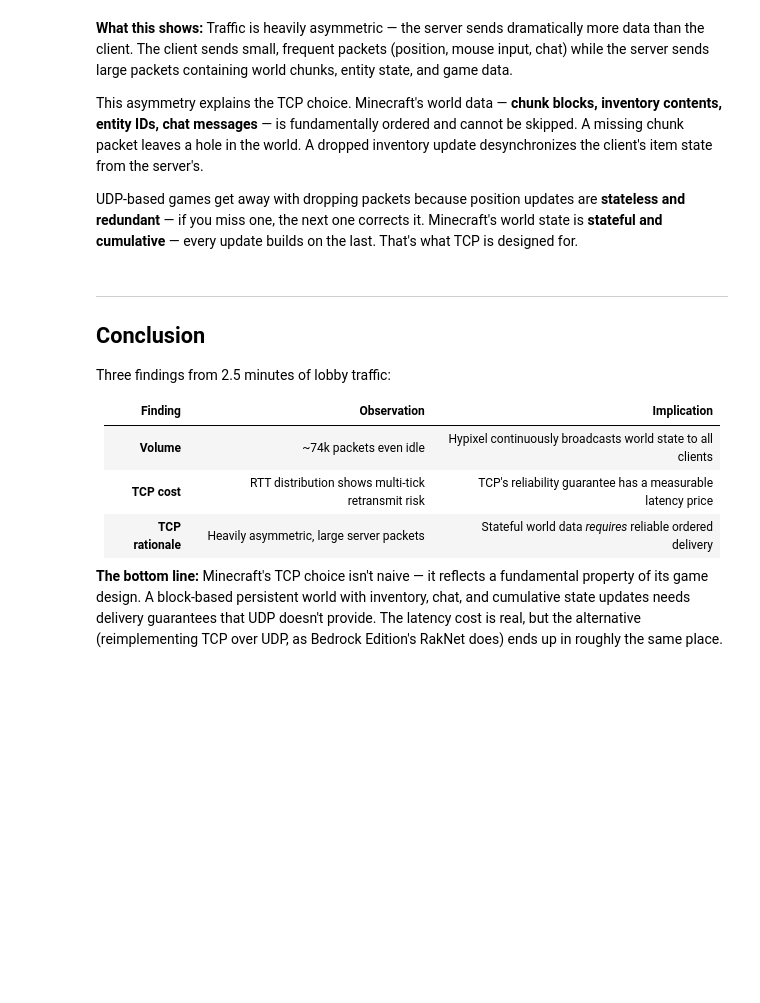
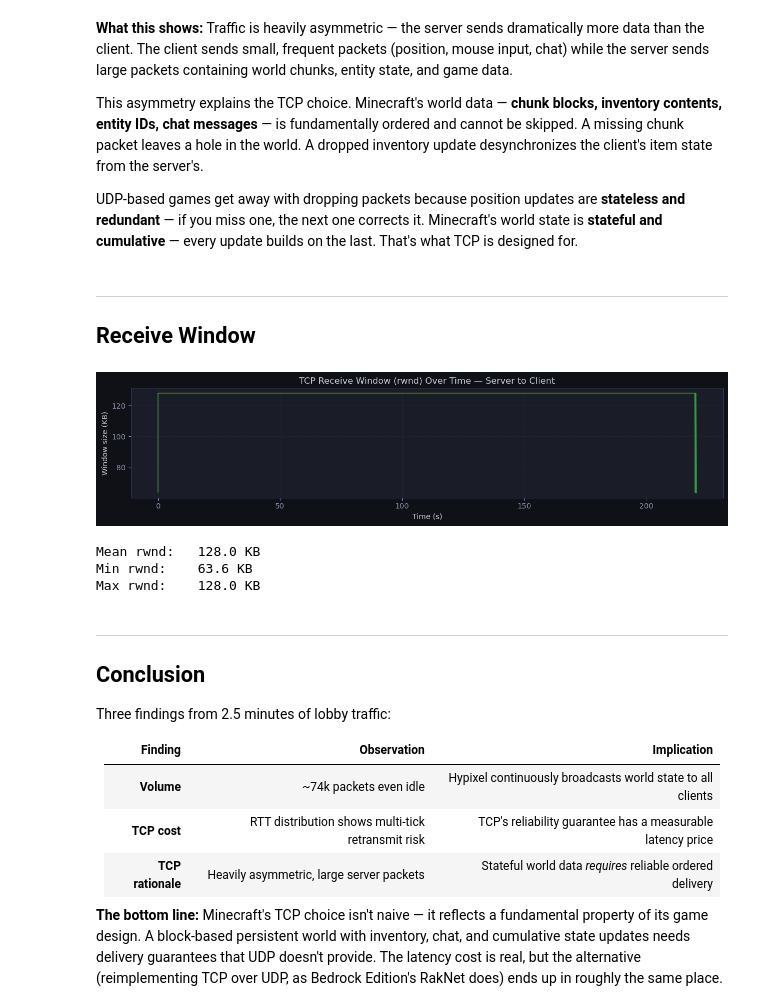
Before and after one commit to GregoryFan/ec441-assignments, a Jupyter notebook: final-project-minecraft/final_minecraft_presentation.ipynb, the cells around one changed output. Saved outputs shown, nothing was run; the diff lists cells and outputs as text; code cells hidden in the pictures; blank space fills up the shorter version.

```diff
--- a/final-project-minecraft/final_minecraft_presentation.ipynb
+++ b/final-project-minecraft/final_minecraft_presentation.ipynb
@@ -266,6 +295,51 @@ print(f"  {len(large):,} packets  ({len(large)/len(sizes_s)*100:.1f}% of server
 This asymmetry explains the TCP choice. Minecraft's world data — **chunk blocks, inventory contents, entity IDs, chat messages** — is fundamentally ordered and cannot be skipped. A missing chunk packet leaves a hole in the world. A dropped inventory update desynchronizes the client's item state from the server's.
 
 UDP-based games get away with dropping packets because position updates are **stateless and redundant** — if you miss one, the next one corrects it. Minecraft's world state is **stateful and cumulative** — every update builds on the last. That's what TCP is designed for.
+# %% [markdown]
+---
+## Receive Window
+# %%
+cap = pyshark.FileCapture(PCAP, tshark_path=TSHARK_PATH)
+
+rwnd_times  = []
+rwnd_values = []
+t0 = None
+
+for pkt in cap:
+    try:
+        if not hasattr(pkt, 'tcp'): continue
+        # Only look at server→client packets (Hypixel advertising its receive window)
+        if pkt.tcp.srcport != '25565': continue
+
+        t = float(pkt.sniff_timestamp)
+        if t0 is None: t0 = t
+
+        rwnd = int(pkt.tcp.window_size)  # bytes the sender is willing to receive
+        rwnd_times.append(t - t0)
+        rwnd_values.append(rwnd / 1024)  # convert to KB for readability
+    except: pass
+
+cap.close()
+
+fig, ax = plt.subplots(figsize=(12, 3))
+ax.plot(rwnd_times, rwnd_values, color='#3fb950', lw=1.2, alpha=0.8)
+ax.set_xlabel('Time (s)')
+ax.set_ylabel('Window size (KB)')
+ax.set_title('TCP Receive Window (rwnd) Over Time — Server to Client', fontsize=12)
+ax.grid(True, alpha=0.4)
+plt.tight_layout()
+plt.savefig('rwnd.png', dpi=150, bbox_inches='tight', facecolor='#0f1117')
+plt.show()
+
+print(f"Mean rwnd:   {sum(rwnd_values)/len(rwnd_values):.1f} KB")
+print(f"Min rwnd:    {min(rwnd_values):.1f} KB")
+print(f"Max rwnd:    {max(rwnd_values):.1f} KB")
+print()
+# %% [output]
+[figure, added]
+Mean rwnd:   128.0 KB
+Min rwnd:    63.6 KB
+Max rwnd:    128.0 KB
 # %% [markdown]
 ---
 ## Conclusion
```
Also changed, not shown: parts of 6 cells of this notebook, 7 other files.
